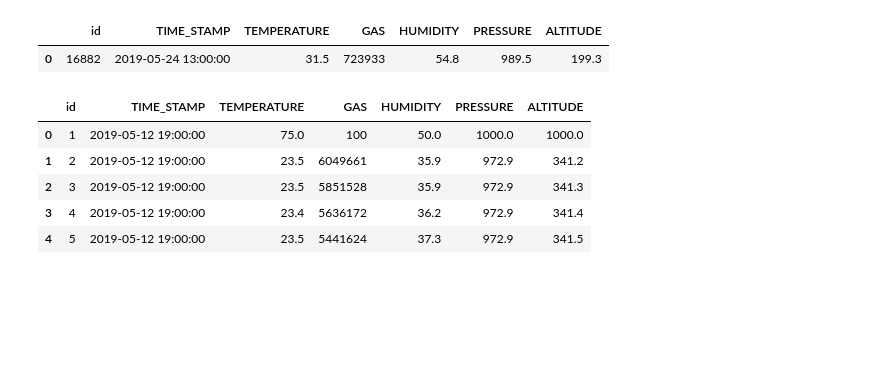
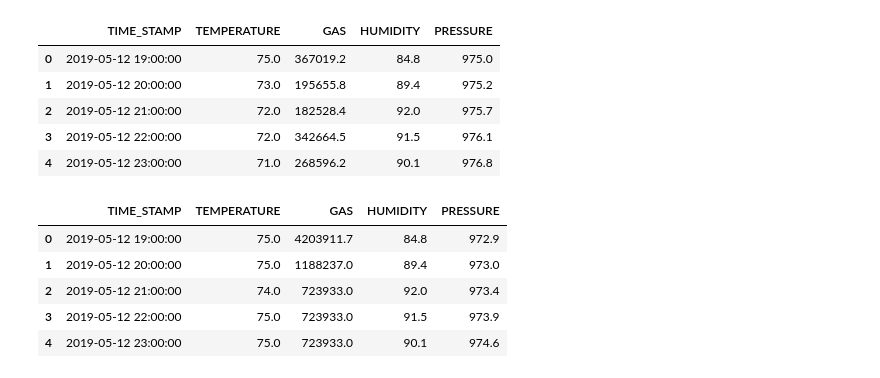
Before and after one commit to slavisha84/Project_3, a Jupyter notebook: FB_PROPHET_SLAV_BY_HR.ipynb, the cells around one changed output. Cells and saved outputs as stored; diff of their text form; code cells hidden in the pictures; blank space fills up the shorter version.

```diff
--- a/FB_PROPHET_SLAV_BY_HR.ipynb
+++ b/FB_PROPHET_SLAV_BY_HR.ipynb
@@ -23,16 +20,0 @@ Indoor_df['TIME_STAMP'] = pd.to_datetime(Indoor_df['TIME_STAMP'])
-# %%
-Outdoor_df['TIME_STAMP'] = Outdoor_df['TIME_STAMP'].dt.round('60min')
-Indoor_df['TIME_STAMP'] = Indoor_df['TIME_STAMP'].dt.round('60min')
-Outdoor_df.head()
-# %% [output]
-|  | id | TIME_STAMP | TEMPERATURE | GAS | HUMIDITY | PRESSURE | ALTITUDE |
-| 0 | 16882 | 2019-05-24 13:00:00 | 31.5 | 723933 | 54.8 | 989.5 | 199.3 |
-# %%
-Indoor_df.head()
-# %% [output]
-|  | id | TIME_STAMP | TEMPERATURE | GAS | HUMIDITY | PRESSURE | ALTITUDE |
-| 0 | 1 | 2019-05-12 19:00:00 | 75.0 | 100 | 50.0 | 1000.0 | 1000.0 |
-| 1 | 2 | 2019-05-12 19:00:00 | 23.5 | 6049661 | 35.9 | 972.9 | 341.2 |
-| 2 | 3 | 2019-05-12 19:00:00 | 23.5 | 5851528 | 35.9 | 972.9 | 341.3 |
-| 3 | 4 | 2019-05-12 19:00:00 | 23.4 | 5636172 | 36.2 | 972.9 | 341.4 |
-| 4 | 5 | 2019-05-12 19:00:00 | 23.5 | 5441624 | 37.3 | 972.9 | 341.5 |
@@ -47,3 +21,41 @@ Indoor_df['TEMPERATURE'] = round((Indoor_df['TEMPERATURE']* 9/5) + 32)
+# %%
+# Cleaning up Outdoor Data
+Outdoor_df['TIME_STAMP'] = pd.to_datetime(Outdoor_df['TIME_STAMP'])
+Outdoor_df['TIME_STAMP'] = Outdoor_df['TIME_STAMP'].dt.round('60min')
+Outdoor_df = Outdoor_df.groupby(['TIME_STAMP'], as_index=False)["TEMPERATURE","GAS","HUMIDITY", "PRESSURE", "ALTITUDE"].mean()
+Outdoor_df = Outdoor_df.loc[:,["TIME_STAMP", "TEMPERATURE", "GAS", "HUMIDITY", "PRESSURE"]]
+Outdoor_df["GAS"] = round(Outdoor_df["GAS"],1)
+Outdoor_df["HUMIDITY"] = round(Outdoor_df["HUMIDITY"],1)
+Outdoor_df["TEMPERATURE"] = round(Outdoor_df["TEMPERATURE"],1)
+Outdoor_df["PRESSURE"] = round(Outdoor_df["PRESSURE"],1)
+Outdoor_df['TEMPERATURE'] = round((Outdoor_df['TEMPERATURE']* 9/5) + 32)
+Outdoor_df.head()
+# %% [output]
+|  | TIME_STAMP | TEMPERATURE | GAS | HUMIDITY | PRESSURE |
+| 0 | 2019-05-12 19:00:00 | 75.0 | 367019.2 | 84.8 | 975.0 |
+| 1 | 2019-05-12 20:00:00 | 73.0 | 195655.8 | 89.4 | 975.2 |
+| 2 | 2019-05-12 21:00:00 | 72.0 | 182528.4 | 92.0 | 975.7 |
+| 3 | 2019-05-12 22:00:00 | 72.0 | 342664.5 | 91.5 | 976.1 |
+| 4 | 2019-05-12 23:00:00 | 71.0 | 268596.2 | 90.1 | 976.8 |
+# %%
+# Cleaning up Indoor Data
+Indoor_df['TIME_STAMP'] = pd.to_datetime(Indoor_df['TIME_STAMP'])
+Indoor_df['TIME_STAMP'] = Indoor_df['TIME_STAMP'].dt.round('60min')
+Indoor_df = Indoor_df.groupby(['TIME_STAMP'], as_index=False)["TEMPERATURE","GAS","HUMIDITY", "PRESSURE", "ALTITUDE"].mean()
+Indoor_df = Indoor_df.loc[:,["TIME_STAMP", "TEMPERATURE", "GAS", "HUMIDITY", "PRESSURE"]]
+Indoor_df["GAS"] = round(Indoor_df["GAS"],1)
+Indoor_df["HUMIDITY"] = round(Outdoor_df["HUMIDITY"],1)
+Indoor_df["TEMPERATURE"] = round(Indoor_df["TEMPERATURE"],1)
+Indoor_df["PRESSURE"] = round(Indoor_df["PRESSURE"],1)
+Indoor_df['TEMPERATURE'] = round((Indoor_df['TEMPERATURE']* 9/5) + 32)
+Indoor_df.head()
+# %% [output]
+|  | TIME_STAMP | TEMPERATURE | GAS | HUMIDITY | PRESSURE |
+| 0 | 2019-05-12 19:00:00 | 75.0 | 4203911.7 | 84.8 | 972.9 |
+| 1 | 2019-05-12 20:00:00 | 75.0 | 1188237.0 | 89.4 | 973.0 |
+| 2 | 2019-05-12 21:00:00 | 74.0 | 723933.0 | 92.0 | 973.4 |
+| 3 | 2019-05-12 22:00:00 | 75.0 | 723933.0 | 91.5 | 973.9 |
+| 4 | 2019-05-12 23:00:00 | 75.0 | 723933.0 | 90.1 | 974.6 |
 # %%
 # Merging Indor and Outdoor (on time stamp)
 master_df = pd.merge(Outdoor_df, Indoor_df, on = "TIME_STAMP", how = "left", suffixes=("_Out","_In"))
```
Also changed, not shown: parts of 22 cells of this notebook, 5 other files.
